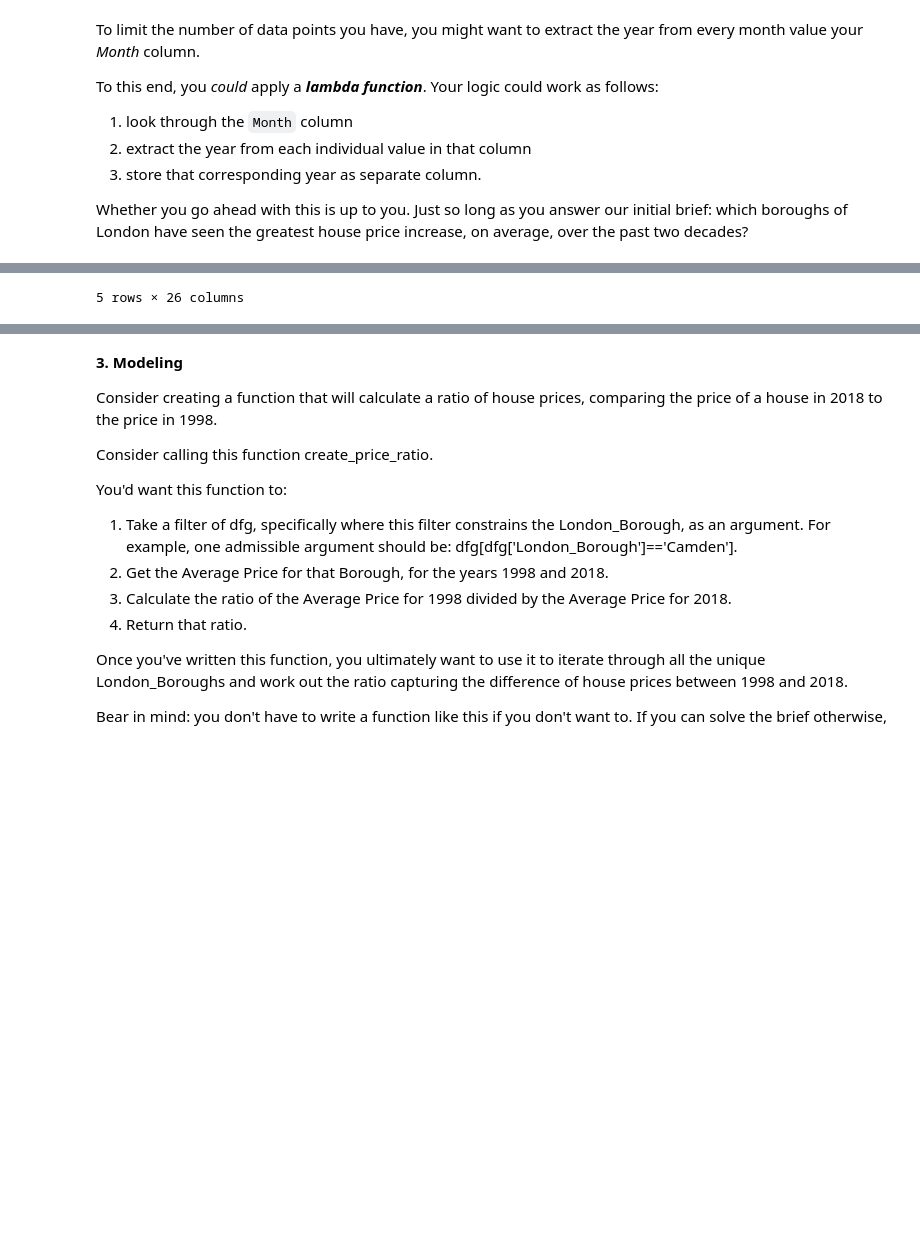
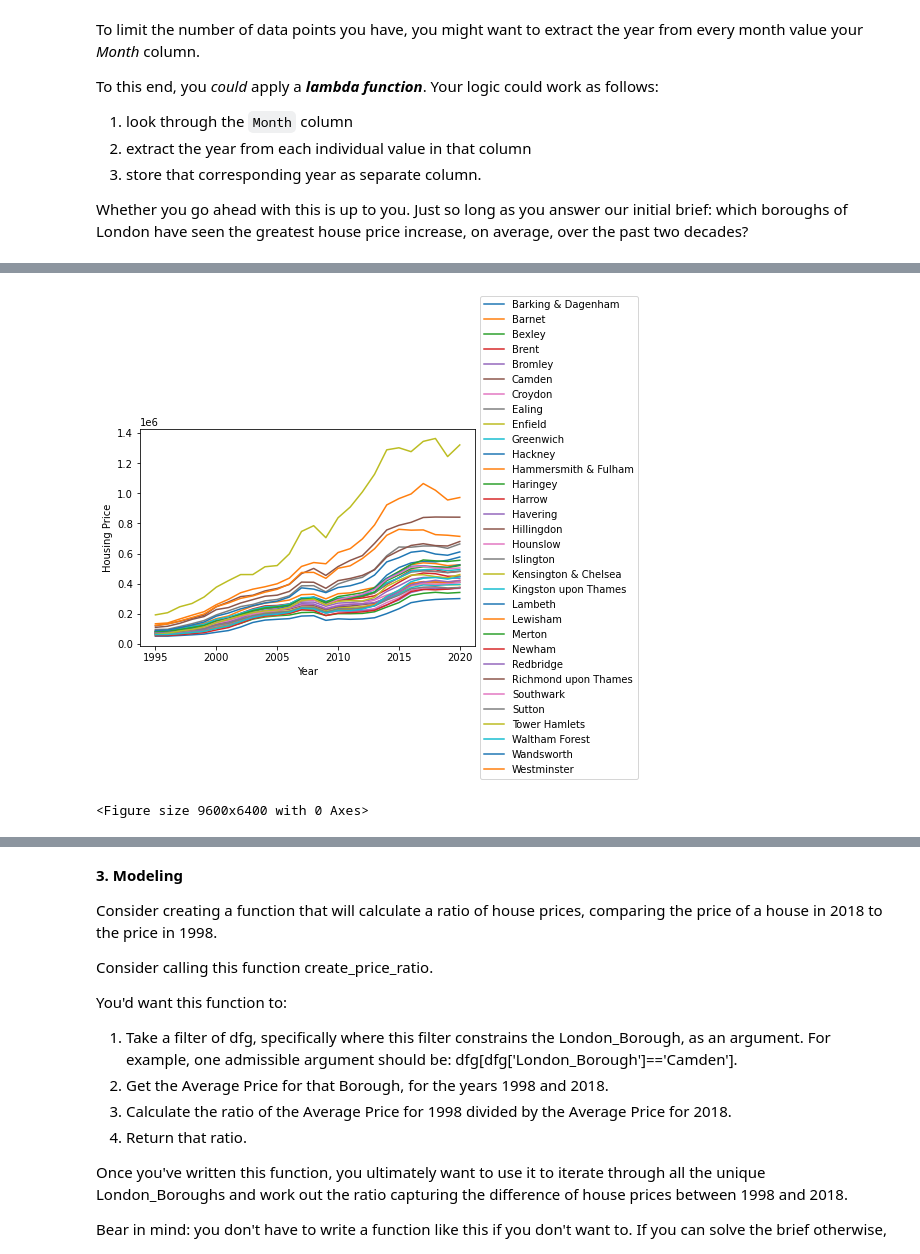
Before and after one commit to LanxyL/Springboard, a Jupyter notebook: Unit 4 Challenge - Tier 3 - Lanxi Liu.ipynb, the cells around one changed output, grey strips where cells are left out. Saved outputs shown, nothing was run; the diff lists cells and outputs as text; code cells hidden in the pictures; blank space fills up the shorter version.

```diff
--- a/Unit 4 Challenge - Tier 3 - Lanxi Liu.ipynb
+++ b/Unit 4 Challenge - Tier 3 - Lanxi Liu.ipynb
@@ -232,5 +232,9 @@ Whether you go ahead with this is up to you. Just so long as you answer our init
 reshaped_filtered['Year'] = pd.DatetimeIndex(reshaped_filtered.index).year
 reshaped_filtered.head()
 yearly = reshaped_filtered.pivot_table(index='Boroughs',values='Avg Price',columns='Year',aggfunc='mean')
-yearly.head()
+yearly.transpose().plot()
+plt.ylabel('Housing Price')
+plt.gca().legend(loc='center left', bbox_to_anchor=(1, 0.5))
+plt.figure(figsize=(48,32), dpi= 200, facecolor='w', edgecolor='k')
+plt.show()
 # %% [output]
@@ -244 +241,2 @@ yearly.head()
+[figure, added]
-5 rows × 26 columns
+<Figure size 9600x6400 with 0 Axes>
```
Also changed, not shown: parts of 3 cells of this notebook.
